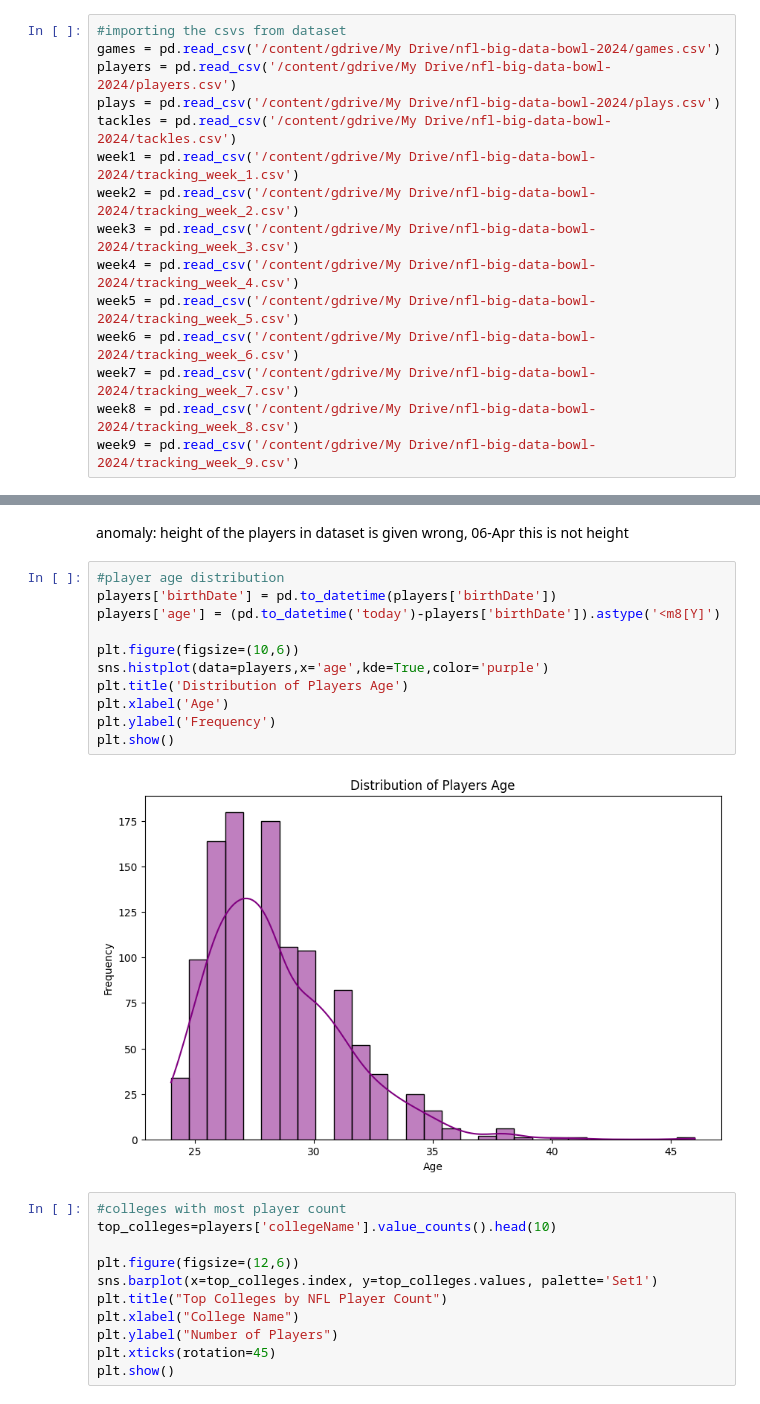
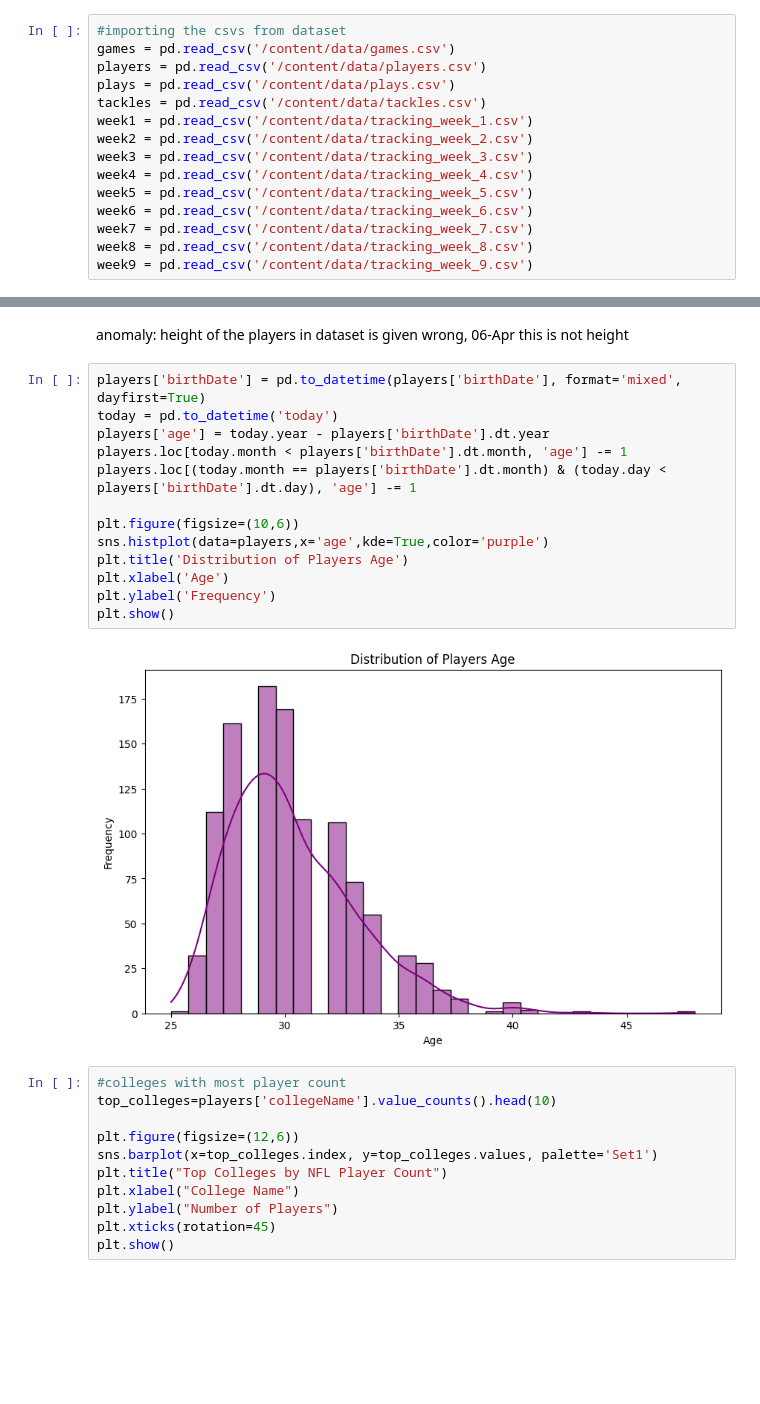
Before and after one commit to YashMajithia/NFL-Big-Data-Bowl-2024, a Jupyter notebook: NFL_Big_Data_Bowl_2024.ipynb, the cells around one changed output, grey strips where cells are left out. Drawn from its saved outputs; the diff is of its cells as text; blank space fills up the shorter version.

```diff
--- a/NFL_Big_Data_Bowl_2024.ipynb
+++ b/NFL_Big_Data_Bowl_2024.ipynb
@@ -30,18 +36,18 @@ Mounted at /content/gdrive
 # %%
 #importing the csvs from dataset
-games = pd.read_csv('/content/gdrive/My Drive/nfl-big-data-bowl-2024/games.csv')
-players = pd.read_csv('/content/gdrive/My Drive/nfl-big-data-bowl-2024/players.csv')
-plays = pd.read_csv('/content/gdrive/My Drive/nfl-big-data-bowl-2024/plays.csv')
-tackles = pd.read_csv('/content/gdrive/My Drive/nfl-big-data-bowl-2024/tackles.csv')
-week1 = pd.read_csv('/content/gdrive/My Drive/nfl-big-data-bowl-2024/tracking_week_1.csv')
-week2 = pd.read_csv('/content/gdrive/My Drive/nfl-big-data-bowl-2024/tracking_week_2.csv')
-week3 = pd.read_csv('/content/gdrive/My Drive/nfl-big-data-bowl-2024/tracking_week_3.csv')
-week4 = pd.read_csv('/content/gdrive/My Drive/nfl-big-data-bowl-2024/tracking_week_4.csv')
-week5 = pd.read_csv('/content/gdrive/My Drive/nfl-big-data-bowl-2024/tracking_week_5.csv')
-week6 = pd.read_csv('/content/gdrive/My Drive/nfl-big-data-bowl-2024/tracking_week_6.csv')
-week7 = pd.read_csv('/content/gdrive/My Drive/nfl-big-data-bowl-2024/tracking_week_7.csv')
-week8 = pd.read_csv('/content/gdrive/My Drive/nfl-big-data-bowl-2024/tracking_week_8.csv')
-week9 = pd.read_csv('/content/gdrive/My Drive/nfl-big-data-bowl-2024/tracking_week_9.csv')
+games = pd.read_csv('/content/data/games.csv')
+players = pd.read_csv('/content/data/players.csv')
+plays = pd.read_csv('/content/data/plays.csv')
+tackles = pd.read_csv('/content/data/tackles.csv')
+week1 = pd.read_csv('/content/data/tracking_week_1.csv')
+week2 = pd.read_csv('/content/data/tracking_week_2.csv')
+week3 = pd.read_csv('/content/data/tracking_week_3.csv')
+week4 = pd.read_csv('/content/data/tracking_week_4.csv')
+week5 = pd.read_csv('/content/data/tracking_week_5.csv')
+week6 = pd.read_csv('/content/data/tracking_week_6.csv')
+week7 = pd.read_csv('/content/data/tracking_week_7.csv')
+week8 = pd.read_csv('/content/data/tracking_week_8.csv')
+week9 = pd.read_csv('/content/data/tracking_week_9.csv')
 # %% [markdown]
 ## **General heads up over games data**
 # %%
@@ -118,18 +124,20 @@ plt.show()
 # %% [markdown]
 anomaly: height of the players in dataset is given wrong, 06-Apr this is not height
 # %%
-#player age distribution
-players['birthDate'] = pd.to_datetime(players['birthDate'])
-players['age'] = (pd.to_datetime('today')-players['birthDate']).astype('<m8[Y]')
+players['birthDate'] = pd.to_datetime(players['birthDate'], format='mixed', dayfirst=True)
+today = pd.to_datetime('today')
+players['age'] = today.year - players['birthDate'].dt.year
+players.loc[today.month < players['birthDate'].dt.month, 'age'] -= 1
+players.loc[(today.month == players['birthDate'].dt.month) & (today.day < players['birthDate'].dt.day), 'age'] -= 1
 
 plt.figure(figsize=(10,6))
 sns.histplot(data=players,x='age',kde=True,color='purple')
 plt.title('Distribution of Players Age')
 plt.xlabel('Age')
 plt.ylabel('Frequency')
 plt.show()
 # %% [output]
-[figure, old version]
+[figure, new version]
 # %%
 #colleges with most player count
 top_colleges=players['collegeName'].value_counts().head(10)
```
Also changed, not shown: parts of 12 cells of this notebook.
